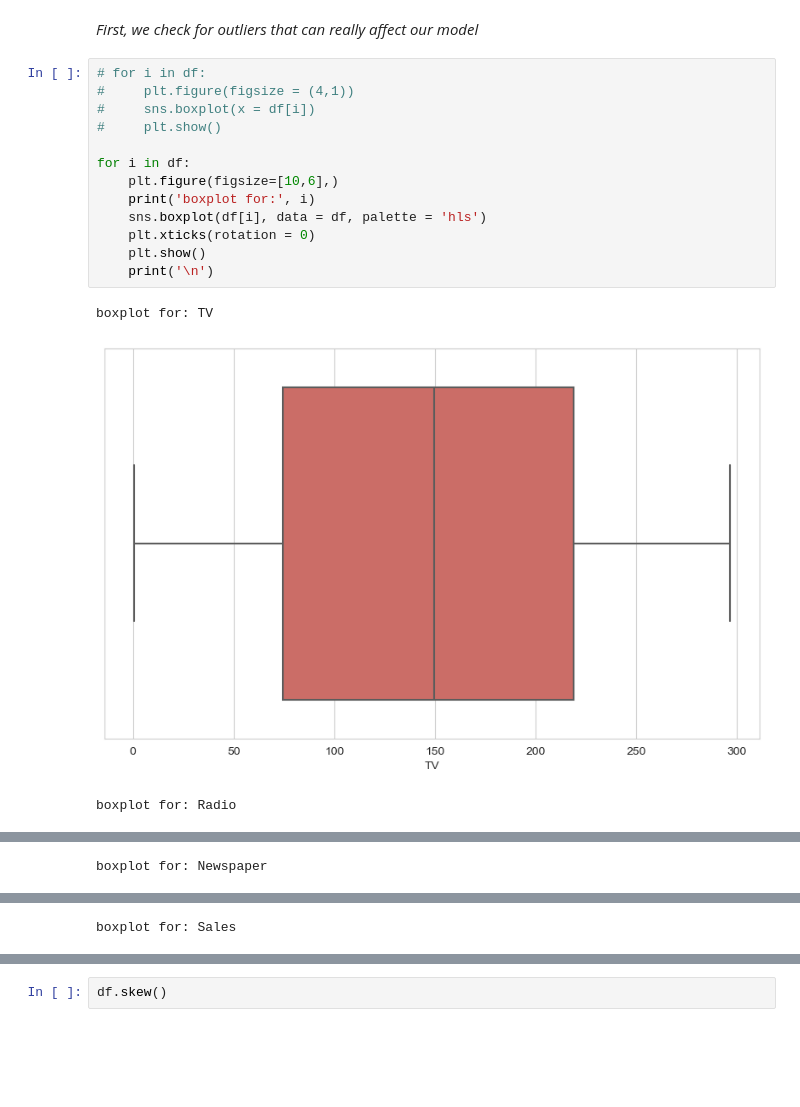
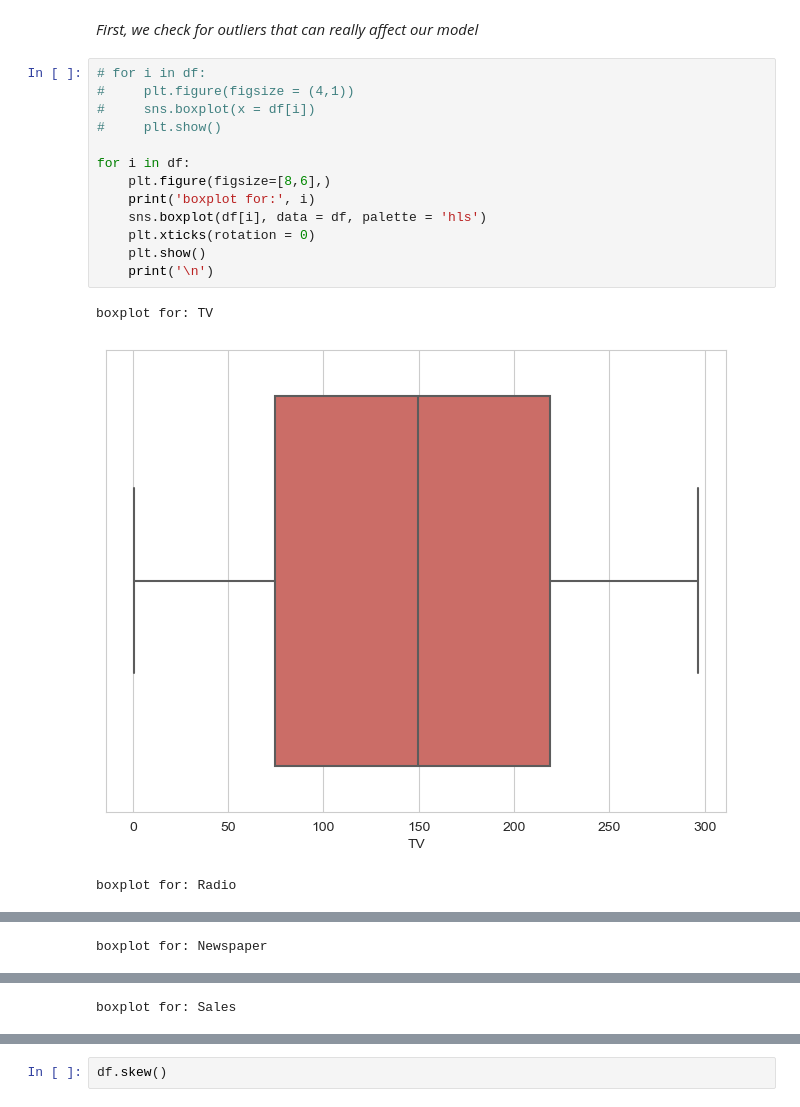
Before and after one commit to bramuelaswani/ML-DL-Related, a Jupyter notebook: simple-linear-regression-for-advertising.ipynb, the cells around one changed output, grey strips where cells are left out. Drawn from its saved outputs; the diff is of its cells as text; blank space fills up the shorter version.

```diff
--- a/simple-linear-regression-for-advertising.ipynb
+++ b/simple-linear-regression-for-advertising.ipynb
@@ -123,17 +123,17 @@ sns.set_style('whitegrid')
 # %%
 # for i in df:
 #     plt.figure(figsize = (4,1))
 #     sns.boxplot(x = df[i])
 #     plt.show()
 
 for i in df:
-    plt.figure(figsize=[10,6],)
+    plt.figure(figsize=[8,6],)
     print('boxplot for:', i)
     sns.boxplot(df[i], data = df, palette = 'hls')
     plt.xticks(rotation = 0)
     plt.show()
     print('\n')
 # %% [output]
 boxplot for: TV
-[figure, old version]
+[figure, new version]
 boxplot for: Radio
```
Also changed, not shown: parts of 1 cell of this notebook, 1 other file.
